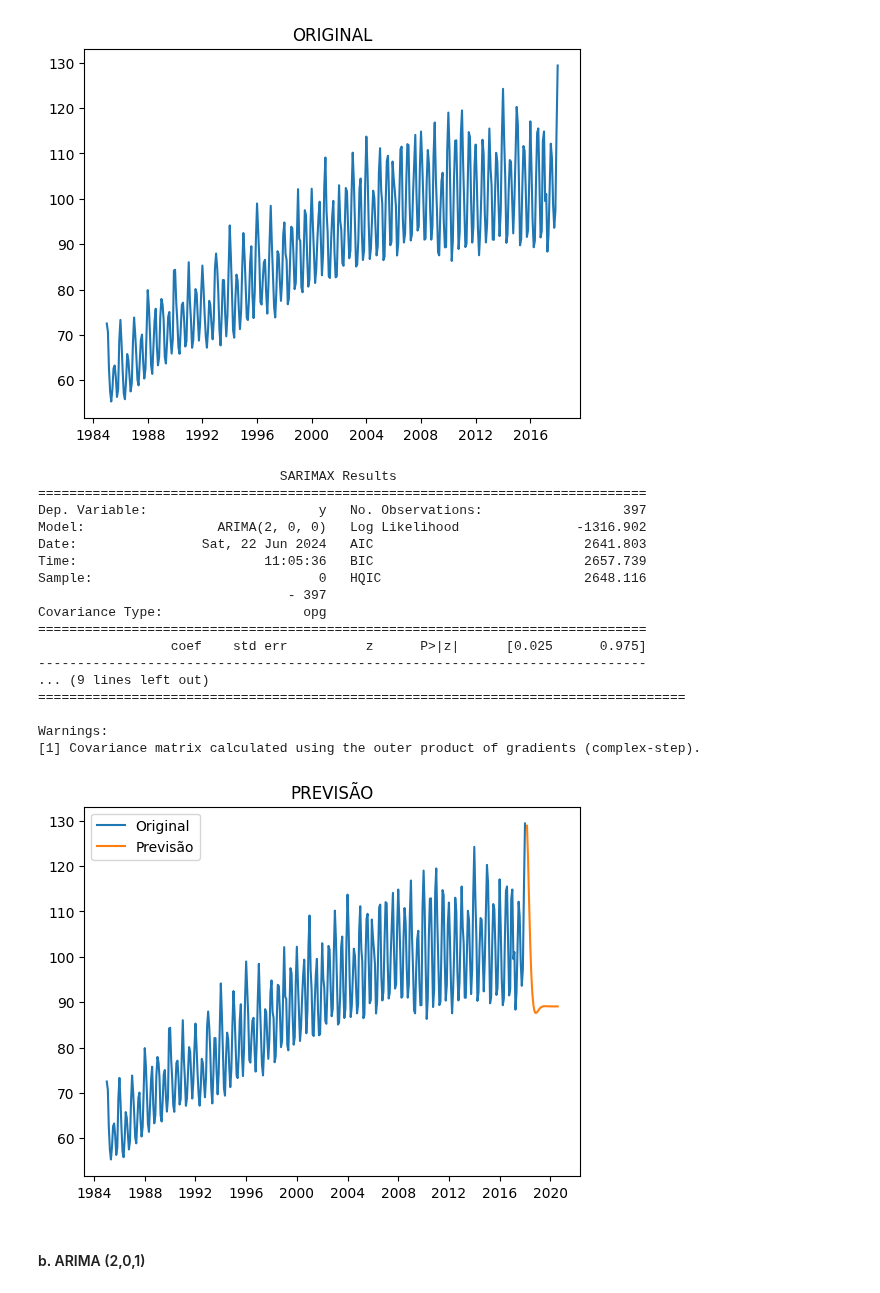
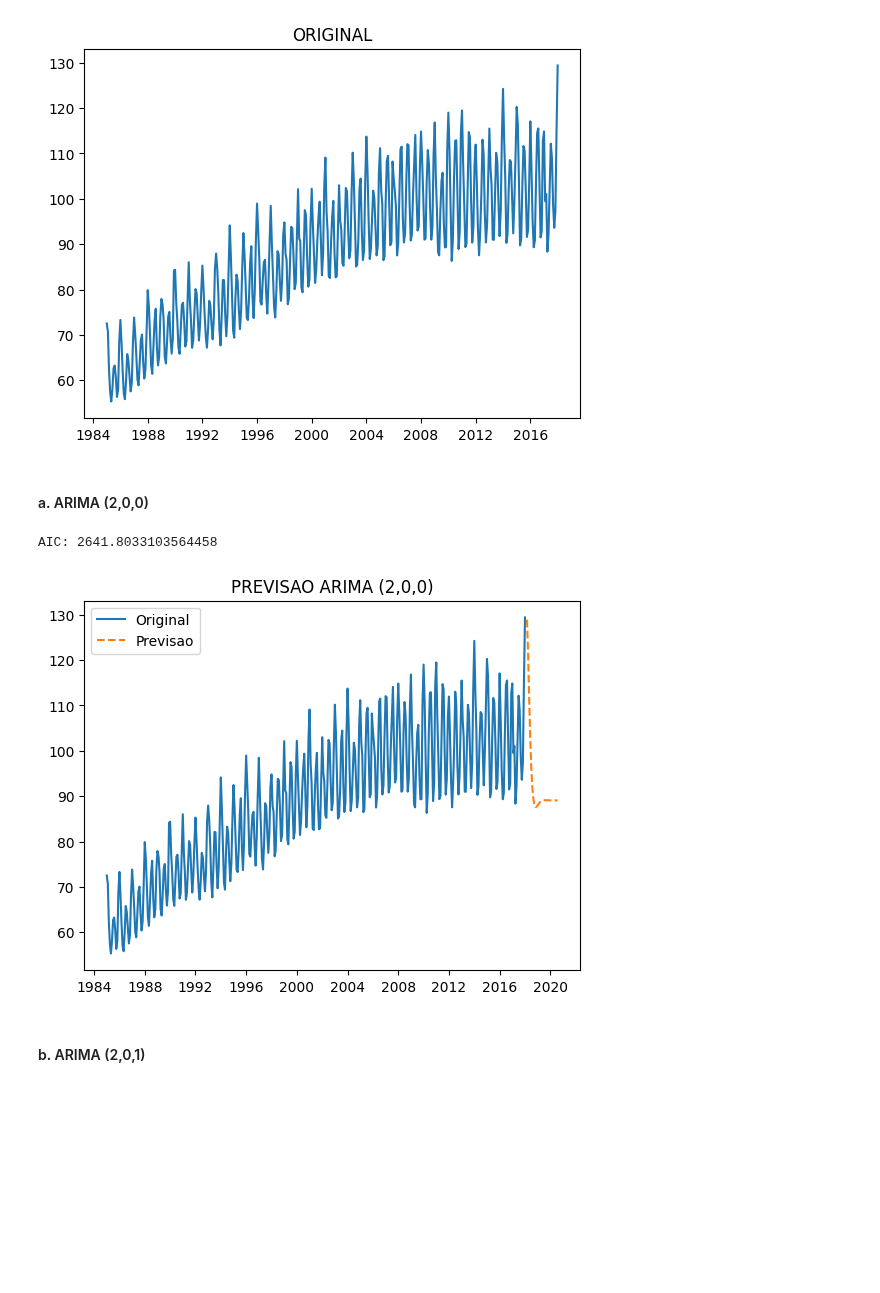
Before and after one commit to clairtonluz/MBA-em-ciencia-de-dados, a Jupyter notebook: Previsão de Series Temporais/exercicios/EXERCICIO_4.ipynb, the cells around one changed output. Cells and saved outputs as stored; diff of their text form; code cells hidden in the pictures; blank space fills up the shorter version.

```diff
--- a/Previsão de Series Temporais/exercicios/EXERCICIO_4.ipynb
+++ b/Previsão de Series Temporais/exercicios/EXERCICIO_4.ipynb
@@ -51,44 +48,43 @@ plt.plot(ser)
 [figure]
 # %%
 import statsmodels.api as sm
+import matplotlib.pyplot as plt
 
-modelo_ar=sm.tsa.arima.ARIMA(ser.values,order=(2,0,0))
-resultado=modelo_ar.fit()
-print(resultado.summary())
+
+def treinaARIMA(serie, ordem):
+    modelo_ar = sm.tsa.arima.ARIMA(serie.values, order=ordem)
+    resultado = modelo_ar.fit()
+    print('AIC:', resultado.aic)
+    return resultado
+
+
+def getProximaData(serie):
+    return serie.index[-1]+pd.DateOffset(months=1)
+
+
+def previsaoARIMA(modelo, serie, periodos):
+    previsao = modelo.predict(start=len(serie), end=len(serie)+periodos-1)
+    proximaData = getProximaData(serie)
+    datas = pd.date_range(start=proximaData, periods=periodos, freq='ME')
+    return pd.Series(previsao, index=datas)
+
+
+def plotPrevisao(serie, previsao, title='PREVISAO', lableSerie='Original', labelPrevisao='Previsao'):
+    plt.title(title)
+    plt.plot(serie, label=lableSerie)
+    plt.plot(previsao, label=labelPrevisao, linestyle='--')
+    plt.legend()
+    plt.show()
-# %% [output]
-                               SARIMAX Results
-==============================================================================
-Dep. Variable:                      y   No. Observations:                  397
-Model:                 ARIMA(2, 0, 0)   Log Likelihood               -1316.902
-Date:                Sat, 22 Jun 2024   AIC                           2641.803
-Time:                        11:05:36   BIC                           2657.739
-Sample:                             0   HQIC                          2648.116
-                                - 397
-Covariance Type:                  opg
-==============================================================================
-                 coef    std err          z      P>|z|      [0.025      0.975]
-------------------------------------------------------------------------------
-... (9 lines left out)
-===================================================================================
-
-Warnings:
-[1] Covariance matrix calculated using the outer product of gradients (complex-step).
+# %% [markdown]
+#### a. ARIMA (2,0,0)
 # %%
-# faça a previsão para os próximos 30 passos
-previsao=resultado.predict(start=len(ser),end=len(ser)+30-1)
-proximaData=ser.index[-1]+pd.DateOffset(months=1)
-# crie um objeto do tipo Series com a previsão iniciando a data proximaData como index e incrementando de mês em mês
-previsao=pd.Series(data=previsao,index=pd.date_range(start=proximaData,freq="M",periods=len(previsao)))
+import statsmodels.api as sm
 
-previsao
-
-
-plt.title('PREVISÃO')
-plt.plot(ser, label='Original')
-plt.plot(previsao, label='Previsão')
-plt.legend()
-plt.show()
+modelo200=treinaARIMA(ser,(2,0,0))
+previsao200=previsaoARIMA(modelo200,ser,30)
+plotPrevisao(ser,previsao200, title='PREVISAO ARIMA (2,0,0)')
 # %% [output]
+AIC: 2641.8033103564458
-[figure, old version]
+[figure, new version]
 # %% [markdown]
 #### b. ARIMA (2,0,1)
```
Also changed, not shown: parts of 10 cells of this notebook, 1 other file.
